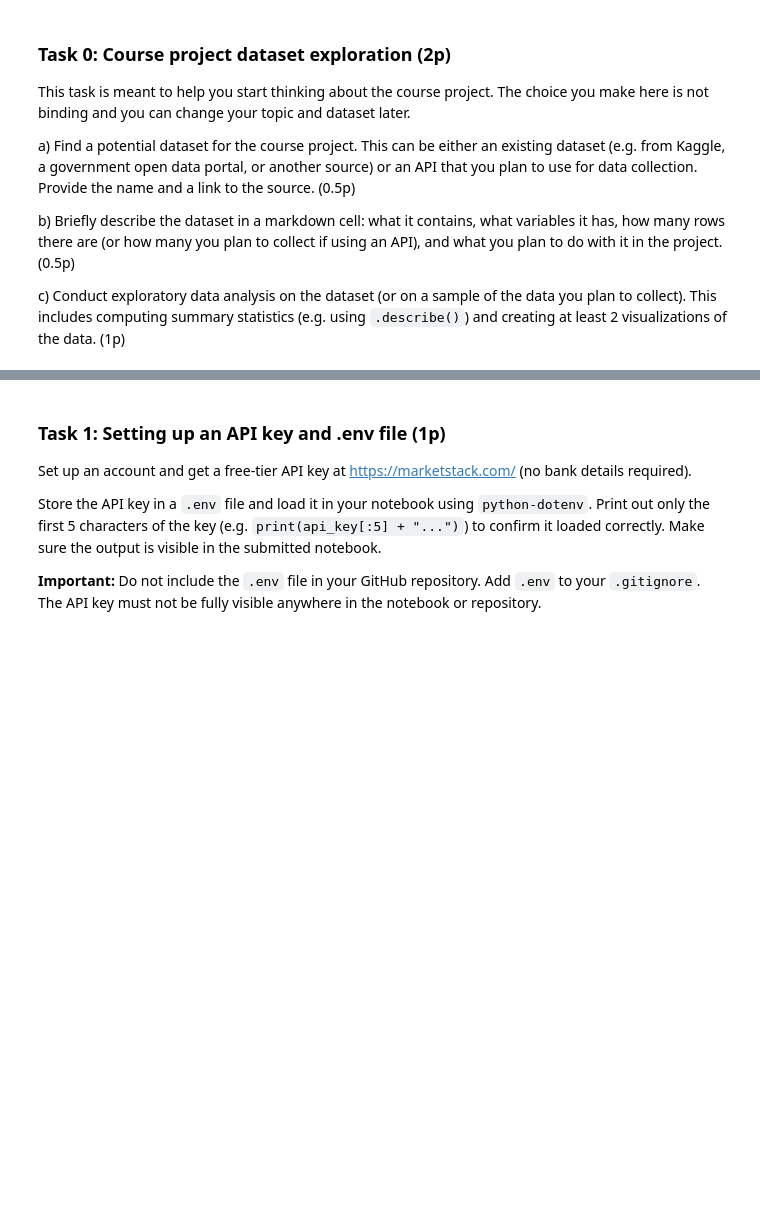
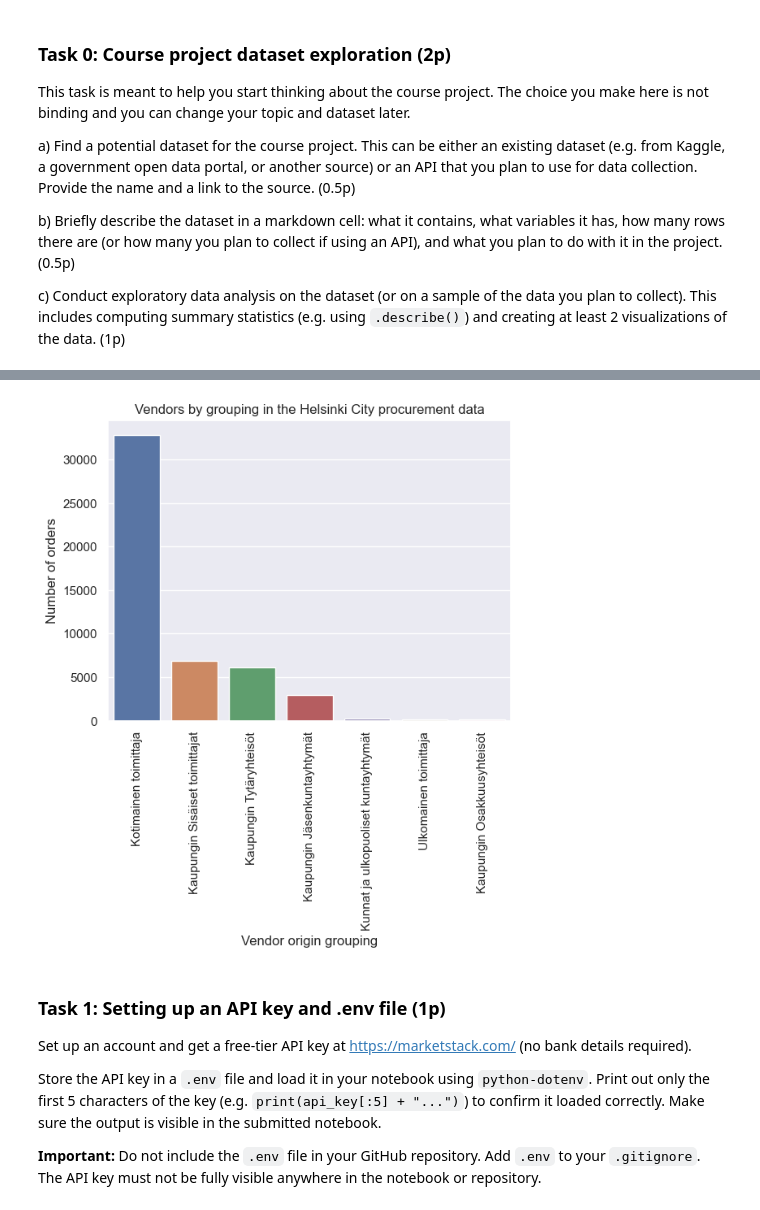
Before and after one commit to martyroo/PythonBizIntel, a Jupyter notebook: assignments/assignment2/assignment2.ipynb, the cells around one changed output, grey strips where cells are left out. Drawn from its saved outputs; the diff is of its cells as text; code cells hidden in the pictures; blank space fills up the shorter version.

```diff
--- a/assignments/assignment2/assignment2.ipynb
+++ b/assignments/assignment2/assignment2.ipynb
@@ -63,3 +114,16 @@ c) Conduct exploratory data analysis on the dataset (or on a sample of the data
+# %%
+vendor_origin = df_helsinki.groupby("Toimittajaryhmä nimi")["Tositenumero"].nunique().sort_values(ascending=False).head(10).reset_index()
+vendor_origin
+
+# Visualisation 2/2
+sns.barplot(data=vendor_origin, x="Toimittajaryhmä nimi", y="Tositenumero", hue="Toimittajaryhmä nimi")
+plt.title("Vendors by grouping in the Helsinki City procurement data")
+plt.xticks(rotation=90)
+plt.xlabel("Vendor origin grouping")
+plt.ylabel("Number of orders")
+plt.show()
+# %% [output]
+[figure, added]
 # %% [markdown]
 ### Task 1: Setting up an API key and .env file (1p)
 
```
Also changed, not shown: parts of 35 cells of this notebook, 4 other files.
